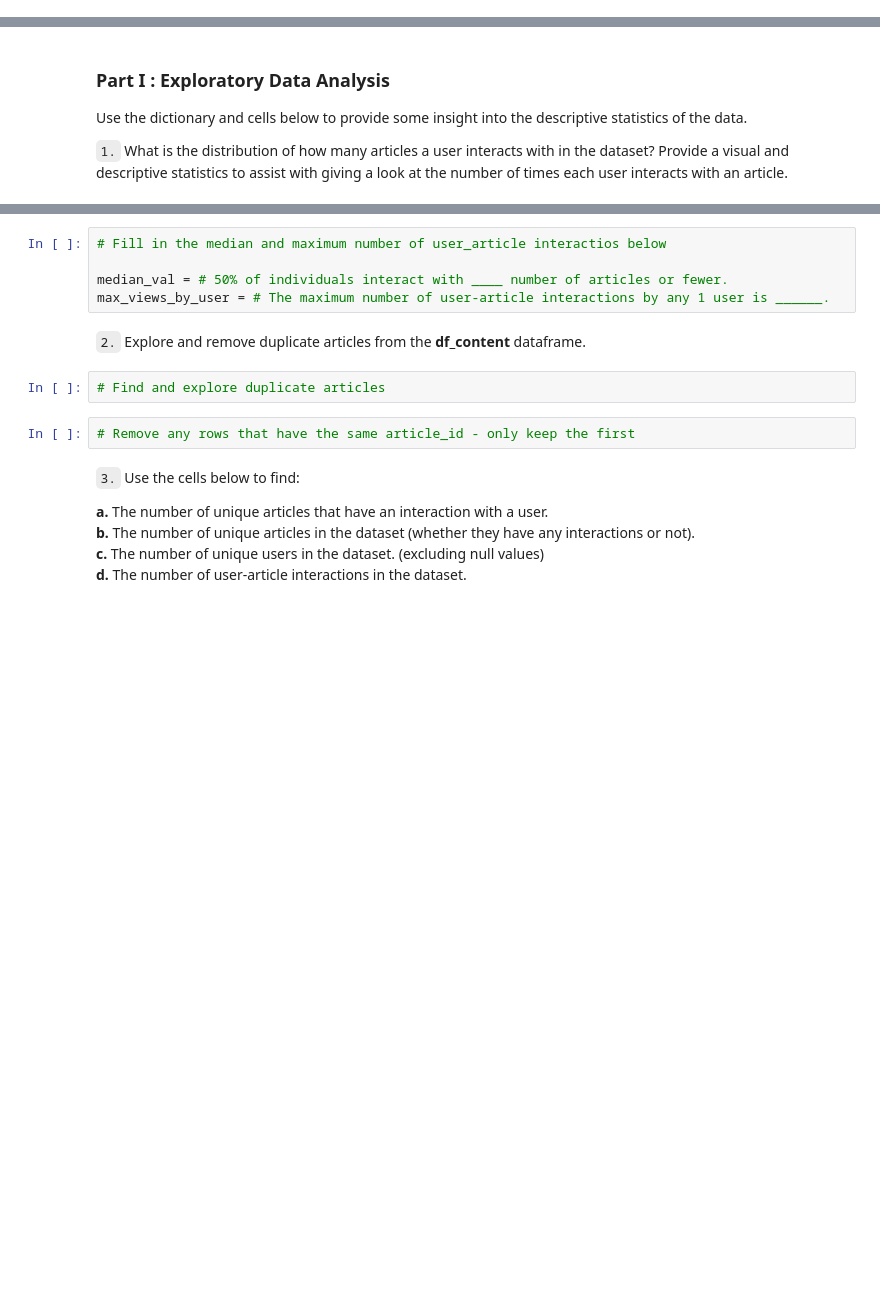
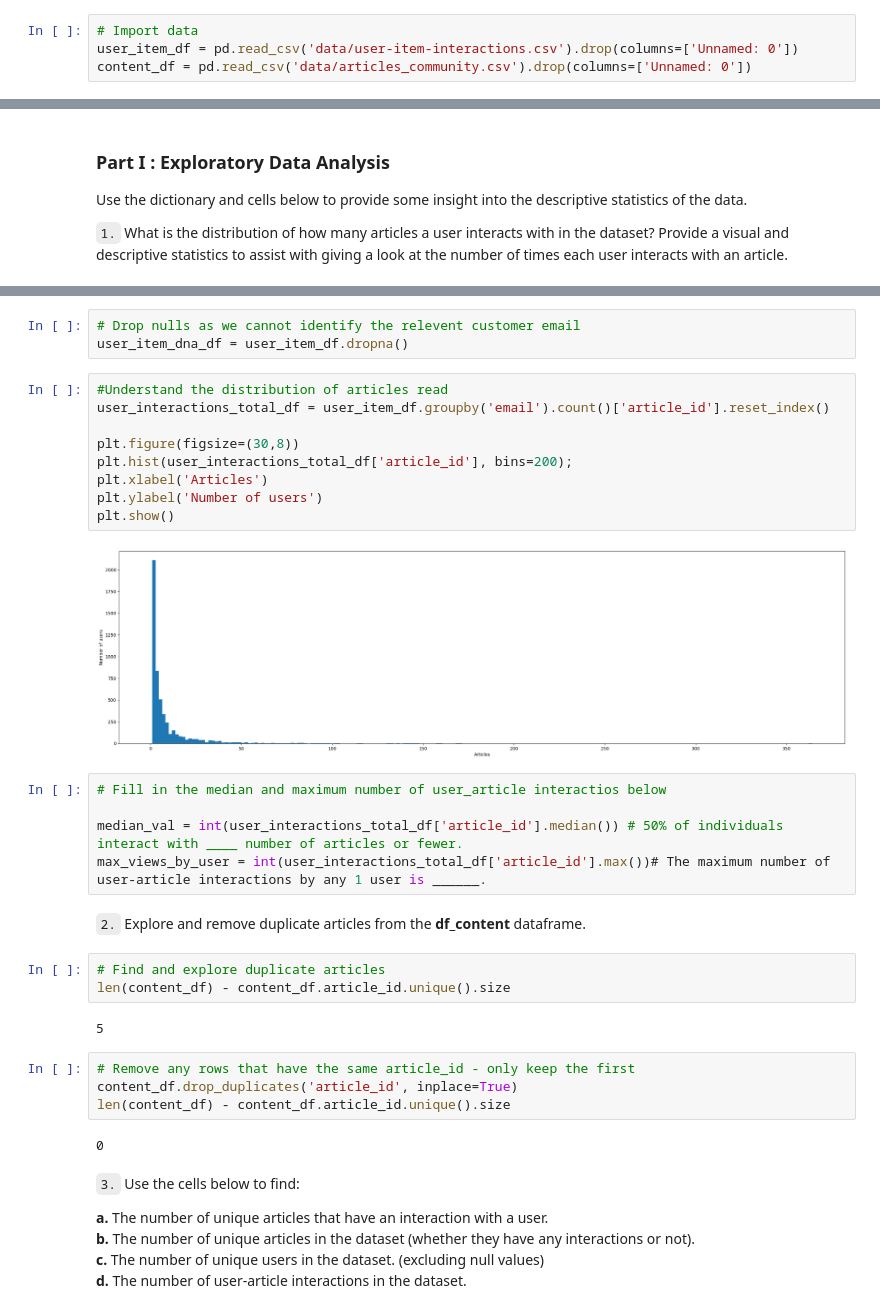
Before and after one commit to Benedictgr97/Recommendation-system, a Jupyter notebook: Recommendations_with_IBM.ipynb, the cells around one changed output, grey strips where cells are left out. Saved outputs shown, nothing was run; the diff lists cells and outputs as text; blank space fills up the shorter version.

```diff
--- a/Recommendations_with_IBM.ipynb
+++ b/Recommendations_with_IBM.ipynb
@@ -38,2 +38,6 @@ df.head()
+# %%
+# Import data
+user_item_df = pd.read_csv('data/user-item-interactions.csv').drop(columns=['Unnamed: 0'])
+content_df = pd.read_csv('data/articles_community.csv').drop(columns=['Unnamed: 0'])
 # %%
 # Show df_content to get an idea of the data
@@ -47,14 +88,35 @@ Use the dictionary and cells below to provide some insight into the descriptive
+# %%
+# Drop nulls as we cannot identify the relevent customer email
+user_item_dna_df = user_item_df.dropna()
+# %%
+#Understand the distribution of articles read
+user_interactions_total_df = user_item_df.groupby('email').count()['article_id'].reset_index()
+
+plt.figure(figsize=(30,8))
+plt.hist(user_interactions_total_df['article_id'], bins=200);
+plt.xlabel('Articles')
+plt.ylabel('Number of users')
+plt.show()
+# %% [output]
+[figure, added]
 # %%
 # Fill in the median and maximum number of user_article interactios below
 
-median_val = # 50% of individuals interact with ____ number of articles or fewer.
-max_views_by_user = # The maximum number of user-article interactions by any 1 user is ______.
+median_val = int(user_interactions_total_df['article_id'].median()) # 50% of individuals interact with ____ number of articles or fewer.
+max_views_by_user = int(user_interactions_total_df['article_id'].max())# The maximum number of user-article interactions by any 1 user is ______.
 # %% [markdown]
 `2.` Explore and remove duplicate articles from the **df_content** dataframe.
 # %%
 # Find and explore duplicate articles
+len(content_df) - content_df.article_id.unique().size
+# %% [output]
+5
 # %%
 # Remove any rows that have the same article_id - only keep the first
+content_df.drop_duplicates('article_id', inplace=True)
+len(content_df) - content_df.article_id.unique().size
+# %% [output]
+0
 # %% [markdown]
 `3.` Use the cells below to find:
 
```
Also changed, not shown: parts of 10 cells of this notebook.
